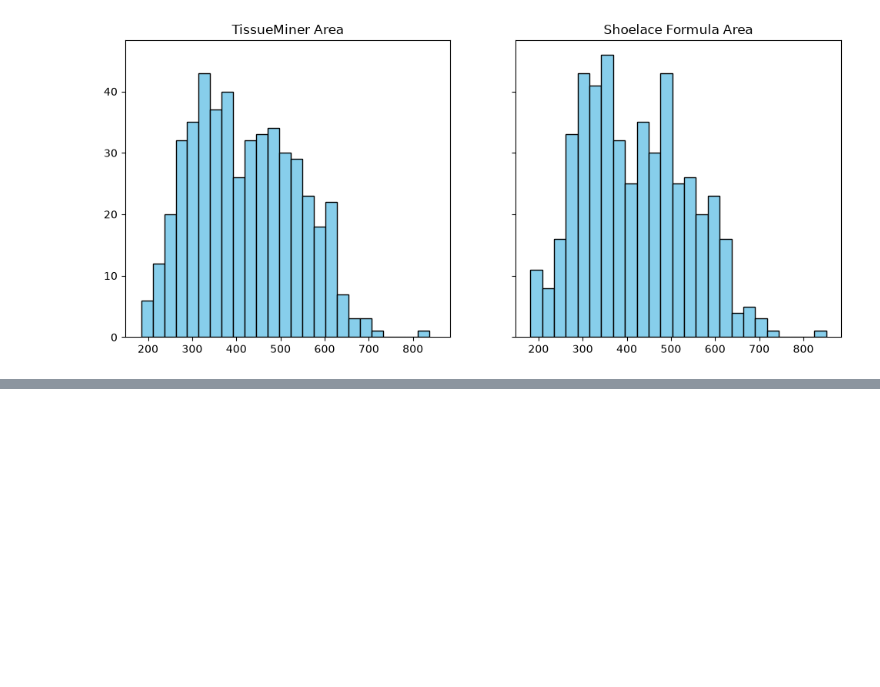
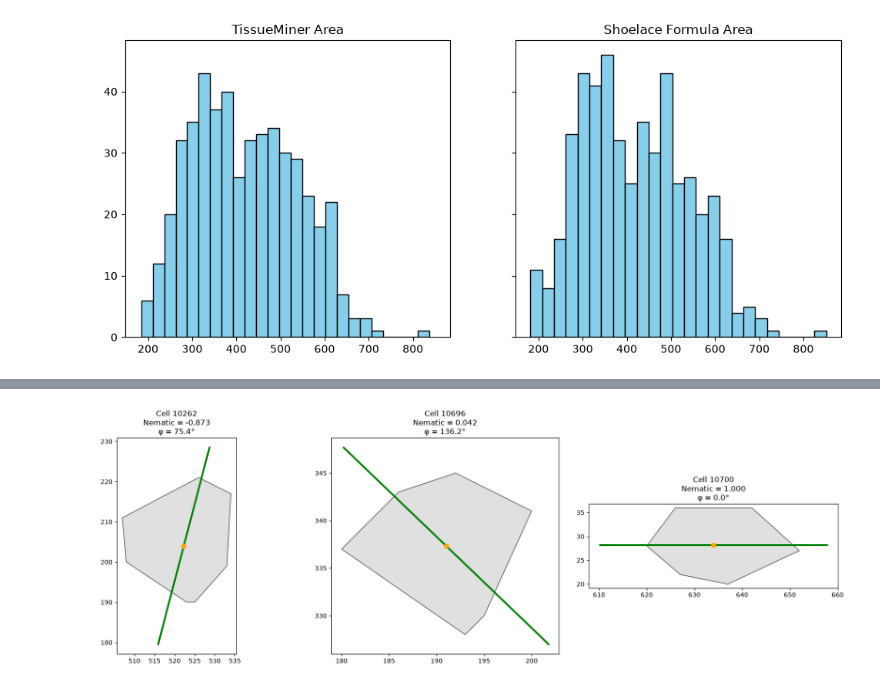
Before and after one commit to Sobhard/TissueMiner-NematicOrderAnalysis, a Jupyter notebook: analysis.ipynb, the cells around one changed output, grey strips where cells are left out. Drawn from its saved outputs; the diff is of its cells as text; code cells hidden in the pictures; blank space fills up the shorter version.

Commit message:
new nematic order

```diff
--- a/analysis.ipynb
+++ b/analysis.ipynb
@@ -181,2 +181,84 @@ np.mean(list(aspect_ratio_dict.values()))
 0.13656904
 np.float64(1.5844862028368456)
+# %%
+# Find interesting cells
+lowest_cell = min(n_order_dict, key=n_order_dict.get)
+highest_cell = max(n_order_dict, key=n_order_dict.get)
+zero_cell = min(n_order_dict, key=lambda cid: abs(n_order_dict[cid]))
+
+selected_cells = [lowest_cell, zero_cell, highest_cell]
+
+fig, axes = plt.subplots(1, 3, figsize=(18, 6))
+
+all_dbonds = dbonds_data
+all_vertices = vertices_data
+
+for ax, cell_id in zip(axes, selected_cells):
+
+    # Get cell vertices
+    cell_vertices = cellmath.get_cell_verticies(
+        cell_id, all_dbonds, all_vertices
+    )
+
+    points = np.array([
+        [v["x_pos"], v["y_pos"]]
+        for v in cell_vertices
+    ])
+
+    # Cell center
+    center = points.mean(axis=0)
+
+    # Principal axis from covariance matrix
+    covariance = np.cov(points, rowvar=False)
+    eigenvalues, eigenvectors = np.linalg.eigh(covariance)
+
+    principal_axis = eigenvectors[:, np.argmax(eigenvalues)]
+
+    # Convert principal axis -> phi
+    phi = np.arctan2(
+        principal_axis[1],
+        principal_axis[0]
+    )
+
+    # Draw cell
+    ax.fill(
+        points[:, 0],
+        points[:, 1],
+        facecolor="lightgray",
+        edgecolor="black",
+        alpha=0.7
+    )
+
+    # Draw orange dot at center
+    ax.scatter(
+        center[0],
+        center[1],
+        color="orange",
+        s=50,
+        zorder=5
+    )
+
+    # Draw green principal/nematic axis
+    length = np.sqrt(eigenvalues.max()) * 2
+
+    dx = length * np.cos(phi)
+    dy = length * np.sin(phi)
+
+    ax.plot(
+        [center[0] - dx, center[0] + dx],
+        [center[1] - dy, center[1] + dy],
+        color="green",
+        linewidth=3
+    )
+    ax.set_title(
+        f"Cell {cell_id}\n"
+        f"Nematic = {n_order_dict[cell_id]:.3f}\n"
+        f"φ = {np.degrees(phi):.1f}°"
+    )
+
+    ax.set_aspect("equal")
+
+plt.tight_layout()
+plt.show()
+# %% [output]
+[figure, added]
```
Also changed, not shown: parts of 4 cells of this notebook, 3 other files.
